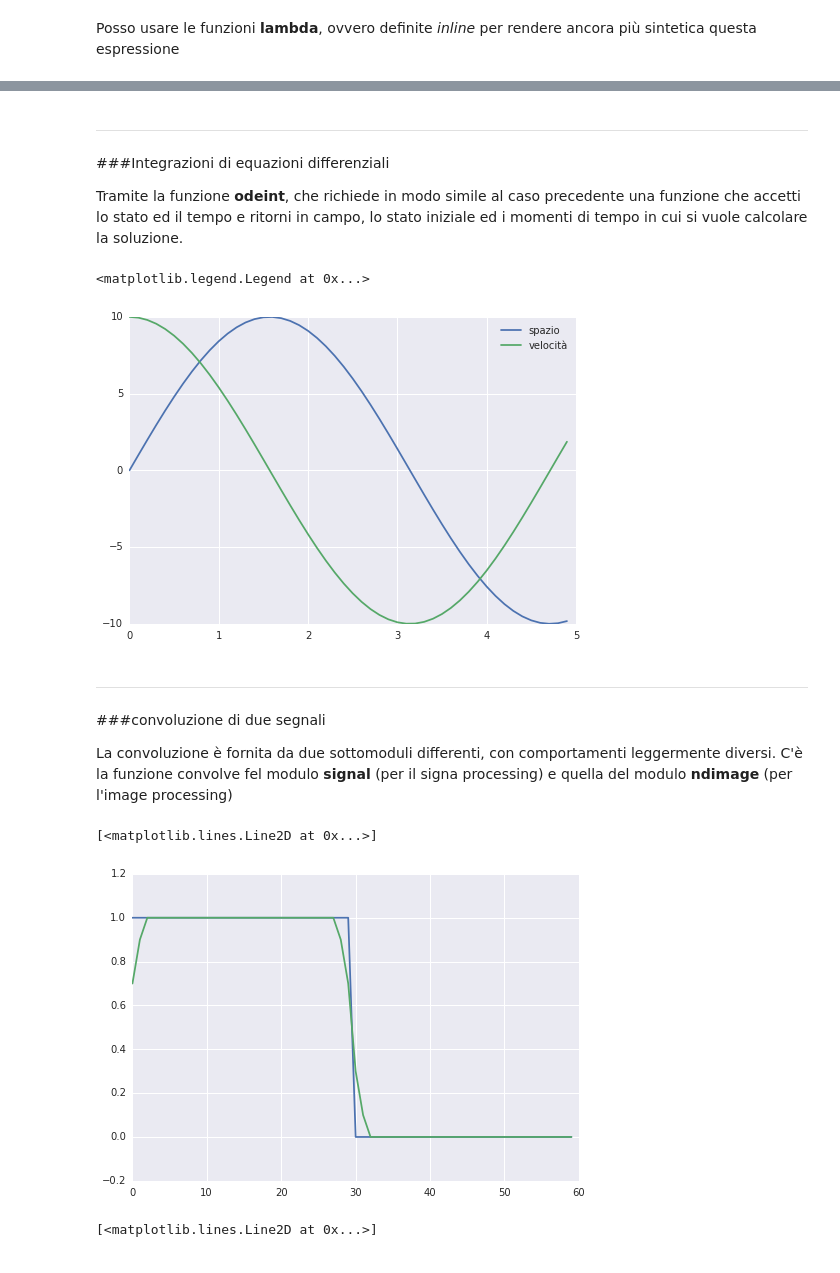
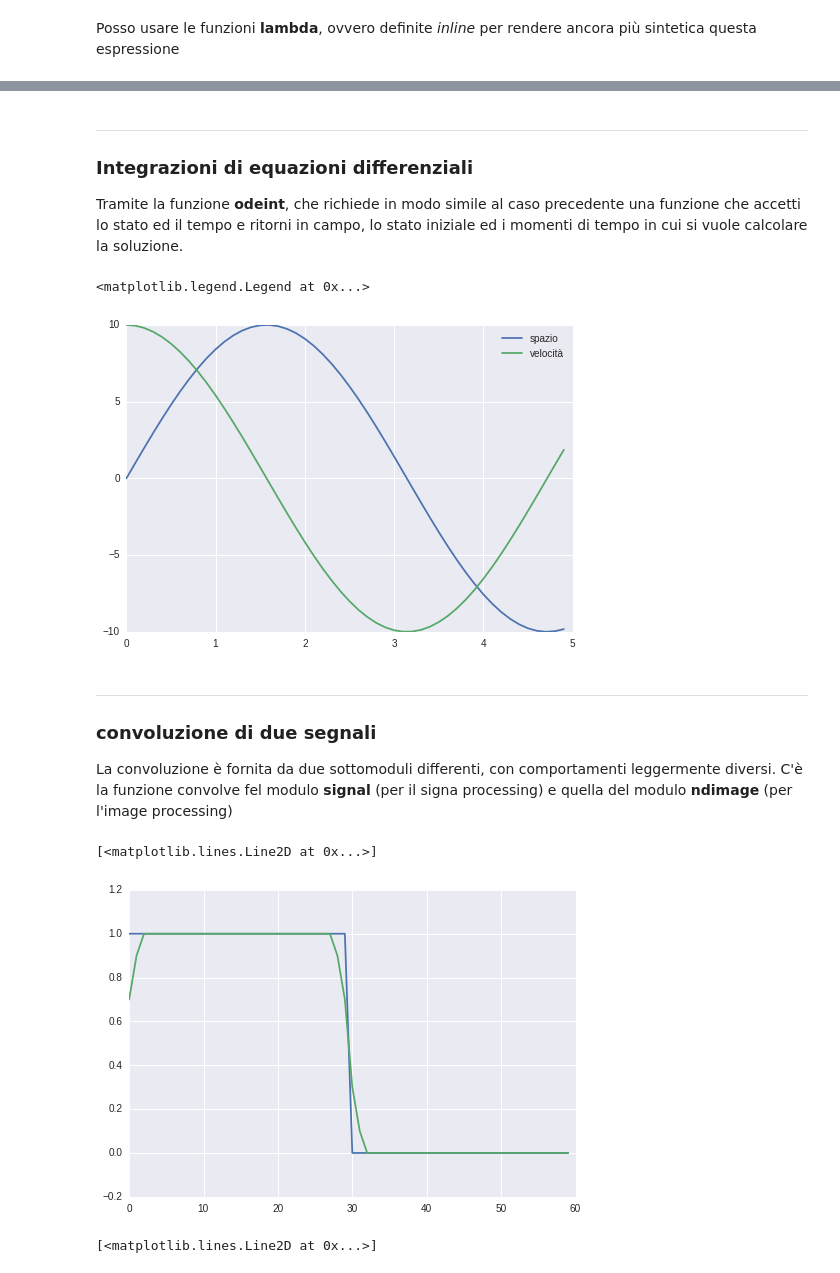
Before and after one commit to EnricoGiampieri/lezionipython, a Jupyter notebook: metodi fisici - introduzione a python.ipynb, the cells around one changed output, grey strips where cells are left out. Saved outputs shown, nothing was run; the diff lists cells and outputs as text; code cells hidden in the pictures.

```diff
--- a/metodi fisici - introduzione a python.ipynb
+++ b/metodi fisici - introduzione a python.ipynb
@@ -610,6 +614,6 @@ minimize( lambda x: x * sin(x + 5), x0=0.0)
 # %% [markdown]
 ----
-###Integrazioni di equazioni differenziali
+### Integrazioni di equazioni differenziali
 
 Tramite la funzione **odeint**, che richiede in modo simile al caso precedente una funzione che accetti lo stato ed il tempo e ritorni in campo, lo stato iniziale ed i momenti di tempo in cui si vuole calcolare la soluzione.
 # %%
@@ -625,15 +629,15 @@ tempo = arange( 0.0, 5.0, 0.1 )
 res = odeint( oscillatore, (0.0, 10.0), tempo )
 x, v = res.T
 
-plot( tempo, x, label='spazio')
-plot( tempo, v, label=u'velocità' )
+pylab.plot( tempo, x, label='spazio')
+pylab.plot( tempo, v, label=u'velocità' )
 pylab.legend()
 # %% [output]
 <matplotlib.legend.Legend at 0x...>
-[figure, old version]
+[figure, new version]
 # %% [markdown]
 ----
-###convoluzione di due segnali
+### convoluzione di due segnali
 
 La convoluzione è fornita da due sottomoduli differenti, con comportamenti leggermente diversi.
 C'è la funzione convolve fel modulo **signal** (per il signa processing) e quella del modulo **ndimage** (per l'image processing)
@@ -644,13 +648,13 @@ segnale = numpy.r_[ ones(30), zeros(30) ]
 # %%
 from scipy.signal import fftconvolve as convolve
 
 conv_signal = convolve( segnale, kernel, mode='same' )
 
-plot(segnale)
-plot(conv_signal)
+pylab.plot(segnale)
+pylab.plot(conv_signal)
 # %% [output]
 [<matplotlib.lines.Line2D at 0x...>]
-[figure, old version]
+[figure, new version]
 # %%
 from scipy.ndimage import convolve
 
```
Also changed, not shown: parts of 35 cells of this notebook, 1 other file.
